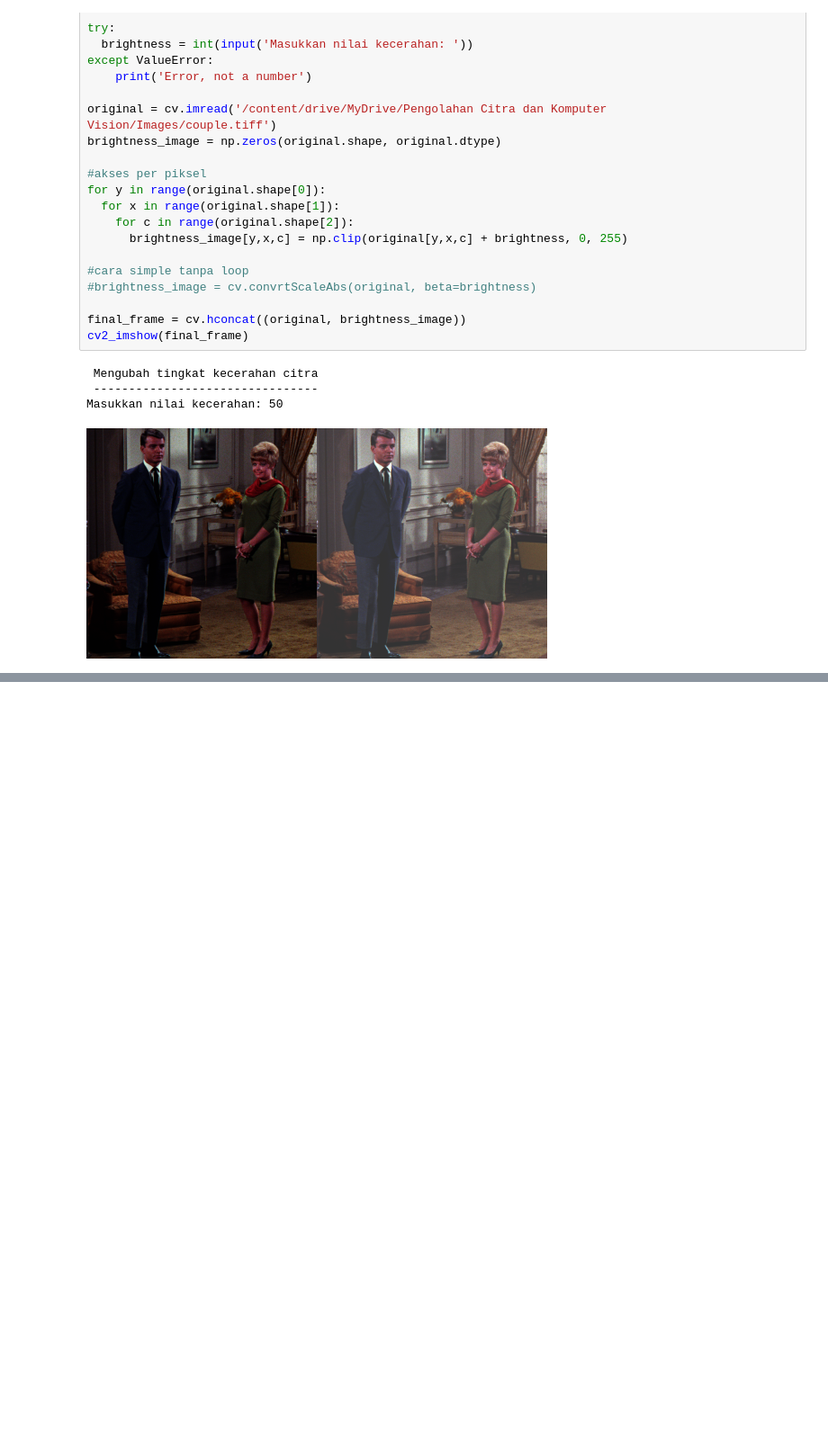
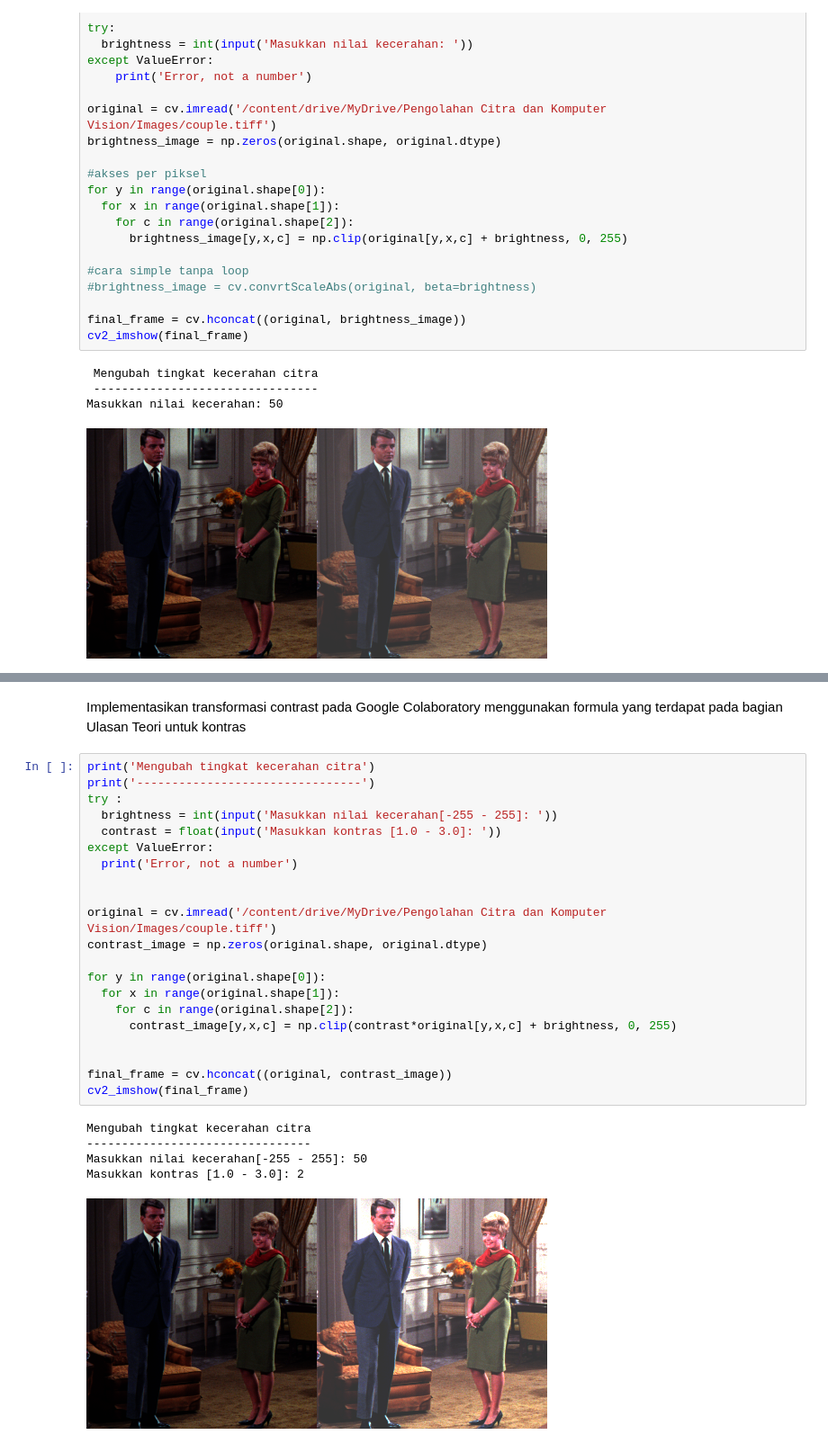
Before and after one commit to rafysp/PCVK_Ganjil_23-24, a Jupyter notebook: Week3.ipynb, the cells around one changed output, grey strips where cells are left out. Shown at 90% size. Cells and saved outputs as stored; diff of their text form; blank space fills up the shorter version.

```diff
--- a/Week3.ipynb
+++ b/Week3.ipynb
@@ -40,0 +57,30 @@ Masukkan nilai kecerahan: 50
+# %% [markdown]
+Implementasikan transformasi contrast pada Google Colaboratory menggunakan
+formula yang terdapat pada bagian Ulasan Teori untuk kontras
+# %%
+print('Mengubah tingkat kecerahan citra')
+print('--------------------------------')
+try :
+  brightness = int(input('Masukkan nilai kecerahan[-255 - 255]: '))
+  contrast = float(input('Masukkan kontras [1.0 - 3.0]: '))
+except ValueError:
+  print('Error, not a number')
+
+
+original = cv.imread('/content/drive/MyDrive/Pengolahan Citra dan Komputer Vision/Images/couple.tiff')
+contrast_image = np.zeros(original.shape, original.dtype)
+
+for y in range(original.shape[0]):
+  for x in range(original.shape[1]):
+    for c in range(original.shape[2]):
+      contrast_image[y,x,c] = np.clip(contrast*original[y,x,c] + brightness, 0, 255)
+
+
+final_frame = cv.hconcat((original, contrast_image))
+cv2_imshow(final_frame)
+# %% [output]
+Mengubah tingkat kecerahan citra
+--------------------------------
+Masukkan nilai kecerahan[-255 - 255]: 50
+Masukkan kontras [1.0 - 3.0]: 2
+[figure, added]
```
Also changed, not shown: parts of 2 cells of this notebook.
